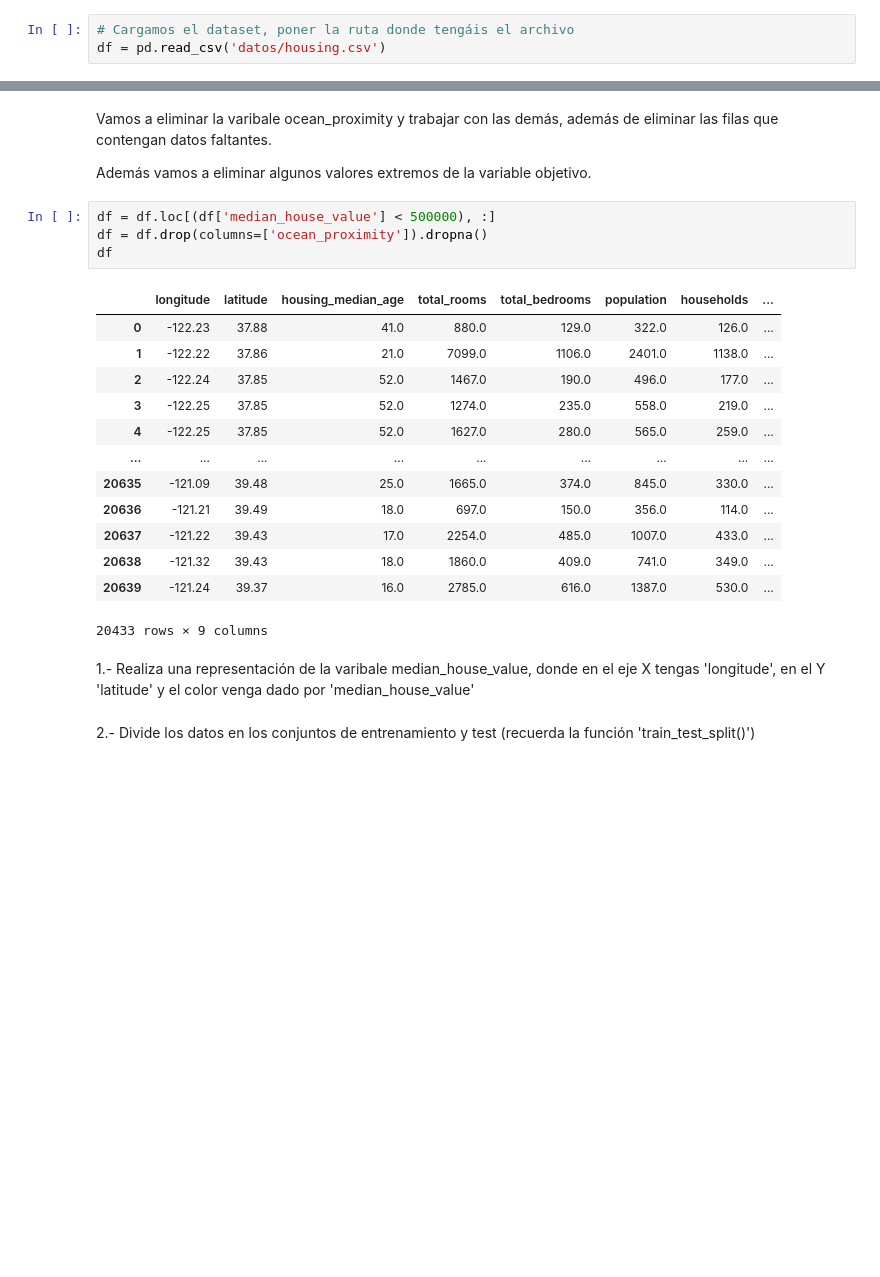
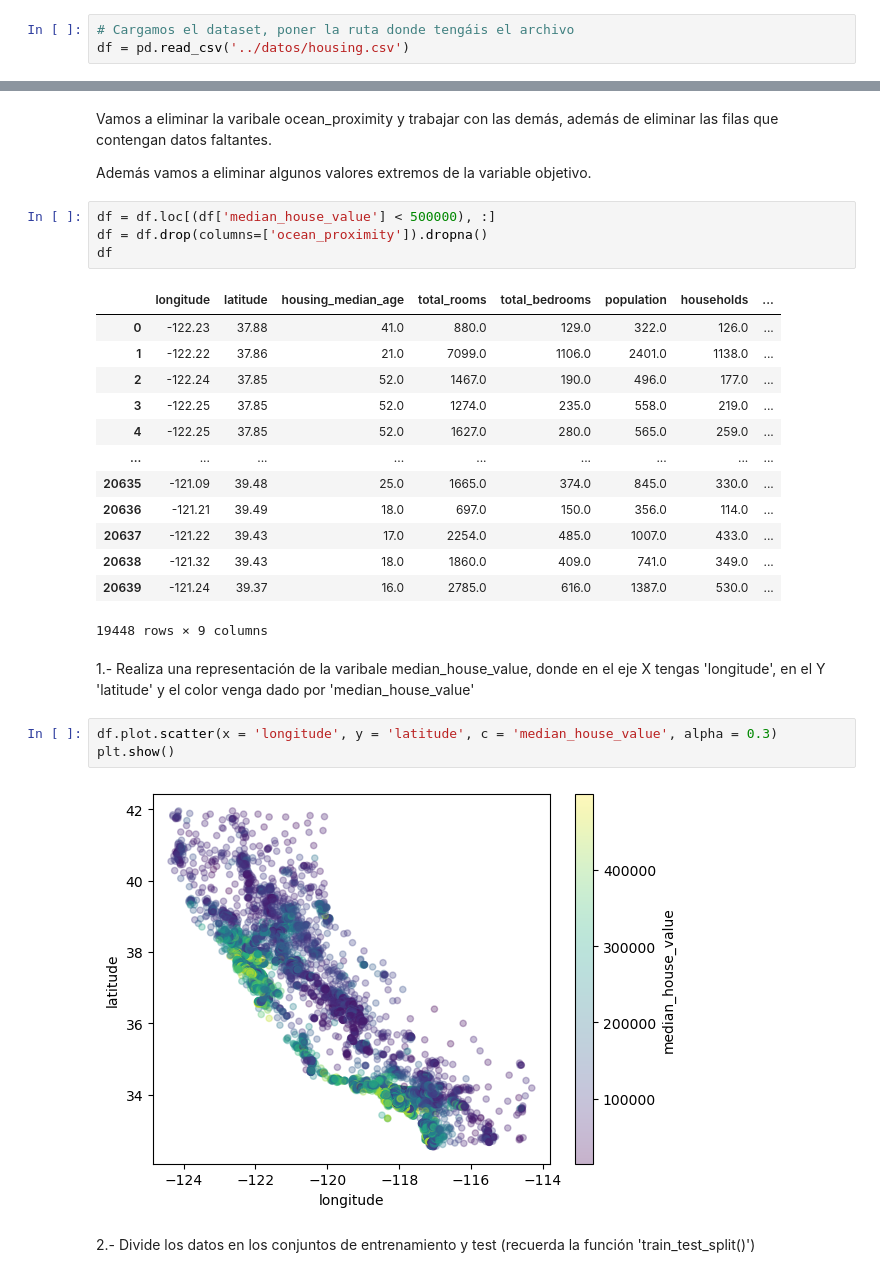
Before and after one commit to Vic263RP/MIA3-Formacion-2023-UV-AI, a Jupyter notebook: B1_HerramientasParaIA/T4_MachineLearning/Clase/Ejercicios_clase.ipynb, the cells around one changed output, grey strips where cells are left out. Saved outputs shown, nothing was run; the diff lists cells and outputs as text; blank space fills up the shorter version.

```diff
--- a/B1_HerramientasParaIA/T4_MachineLearning/Clase/Ejercicios_clase.ipynb
+++ b/B1_HerramientasParaIA/T4_MachineLearning/Clase/Ejercicios_clase.ipynb
@@ -18,7 +18,7 @@ from sklearn.tree import plot_tree
 from matplotlib import pyplot as plt
 # %%
 # Cargamos el dataset, poner la ruta donde tengáis el archivo
-df = pd.read_csv('datos/housing.csv')
+df = pd.read_csv('../datos/housing.csv')
 # %%
 # Función para ver las primeras 10 filas del dataset
 df.head(10)
@@ -72,8 +72,13 @@ df
 | 20637 | -121.22 | 39.43 | 17.0 | 2254.0 | 485.0 | 1007.0 | 433.0 | ... |
 | 20638 | -121.32 | 39.43 | 18.0 | 1860.0 | 409.0 | 741.0 | 349.0 | ... |
 | 20639 | -121.24 | 39.37 | 16.0 | 2785.0 | 616.0 | 1387.0 | 530.0 | ... |
-20433 rows × 9 columns
+19448 rows × 9 columns
 # %% [markdown]
 1.- Realiza una representación de la varibale median_house_value, donde en el eje X tengas 'longitude', en el Y 'latitude' y el color venga dado por 'median_house_value'
+# %%
+df.plot.scatter(x = 'longitude', y = 'latitude', c = 'median_house_value', alpha = 0.3)
+plt.show()
+# %% [output]
+[figure, added]
 # %% [markdown]
 2.- Divide los datos en los conjuntos de entrenamiento y test (recuerda la función 'train_test_split()')
```
Also changed, not shown: parts of 9 cells of this notebook.
